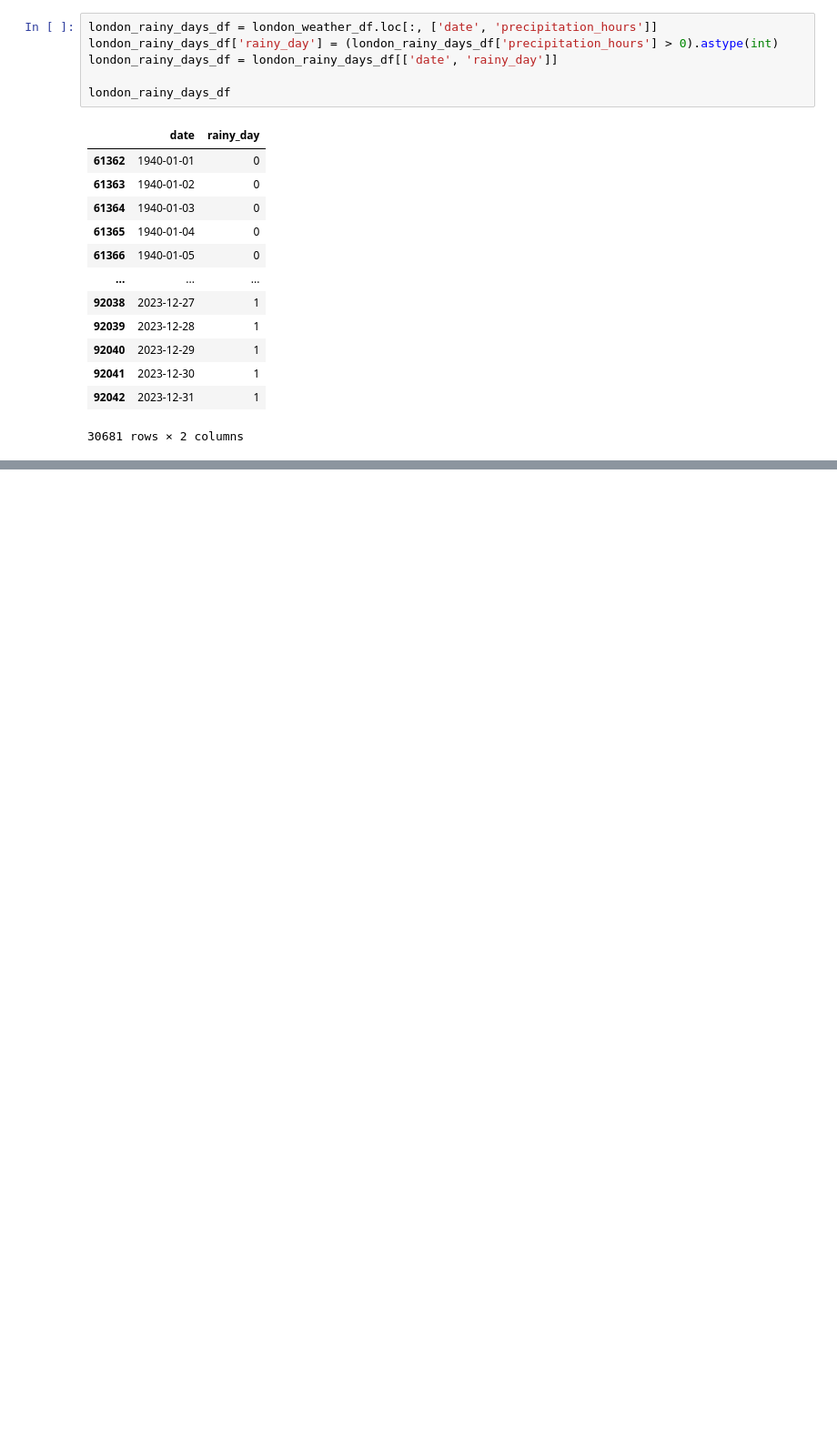
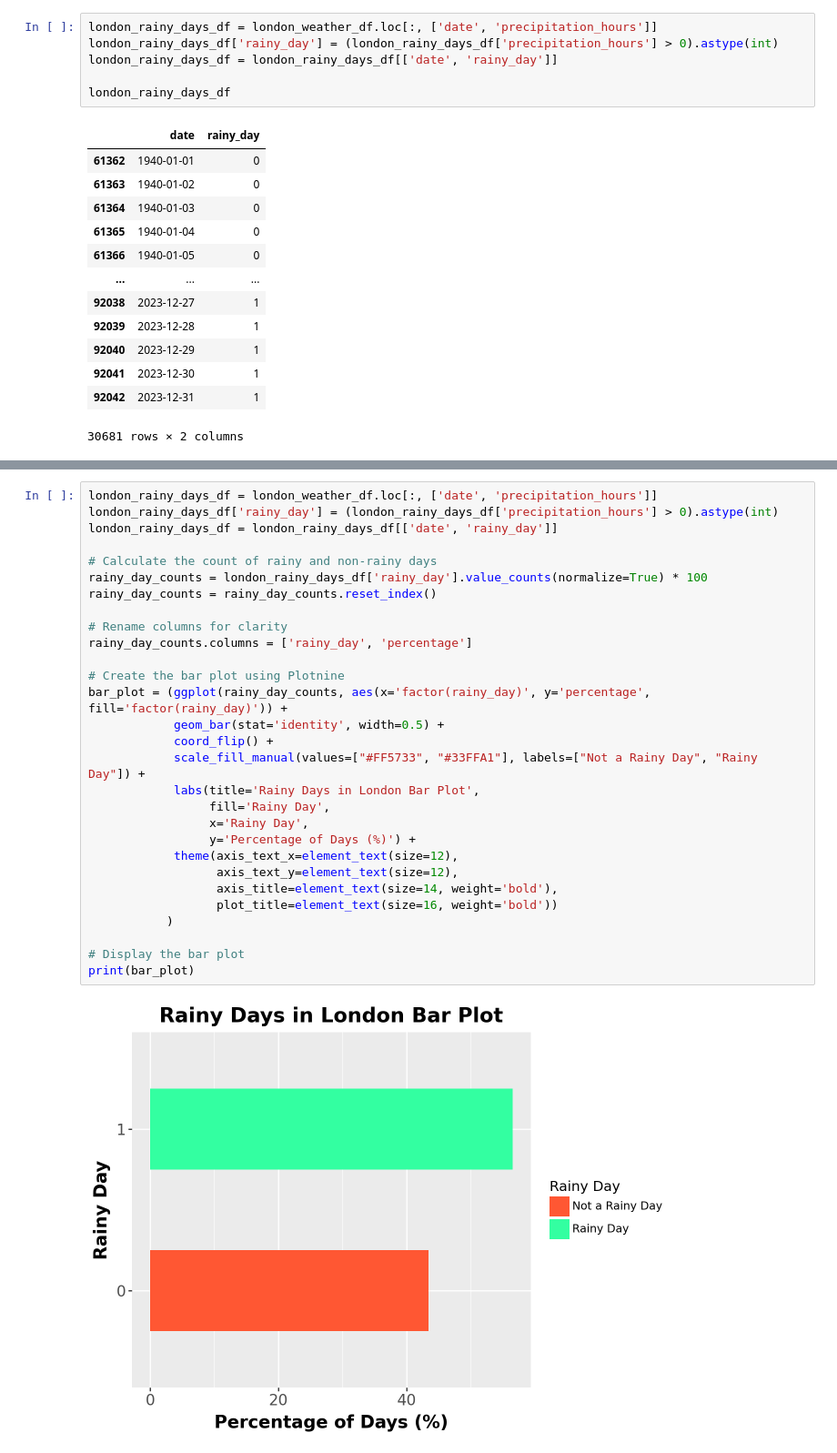
Before and after one commit to lse-ds105/ds105w-project-rubber-ducks, a Jupyter notebook: notebooks/NB02-Data_Analysis.ipynb, the cells around one changed output, grey strips where cells are left out. Shown at 91% size. Saved outputs shown, nothing was run; the diff lists cells and outputs as text; blank space fills up the shorter version.

```diff
--- a/notebooks/NB02-Data_Analysis.ipynb
+++ b/notebooks/NB02-Data_Analysis.ipynb
@@ -126,0 +165,31 @@ london_rainy_days_df
+# %%
+london_rainy_days_df = london_weather_df.loc[:, ['date', 'precipitation_hours']]
+london_rainy_days_df['rainy_day'] = (london_rainy_days_df['precipitation_hours'] > 0).astype(int)
+london_rainy_days_df = london_rainy_days_df[['date', 'rainy_day']]
+
+# Calculate the count of rainy and non-rainy days
+rainy_day_counts = london_rainy_days_df['rainy_day'].value_counts(normalize=True) * 100
+rainy_day_counts = rainy_day_counts.reset_index()
+
+# Rename columns for clarity
+rainy_day_counts.columns = ['rainy_day', 'percentage']
+
+# Create the bar plot using Plotnine
+bar_plot = (ggplot(rainy_day_counts, aes(x='factor(rainy_day)', y='percentage', fill='factor(rainy_day)')) +
+            geom_bar(stat='identity', width=0.5) +
+            coord_flip() +
+            scale_fill_manual(values=["#FF5733", "#33FFA1"], labels=["Not a Rainy Day", "Rainy Day"]) +
+            labs(title='Rainy Days in London Bar Plot',
+                 fill='Rainy Day',
+                 x='Rainy Day',
+                 y='Percentage of Days (%)') +
+            theme(axis_text_x=element_text(size=12),
+                  axis_text_y=element_text(size=12),
+                  axis_title=element_text(size=14, weight='bold'),
+                  plot_title=element_text(size=16, weight='bold'))
+           )
+
+# Display the bar plot
+print(bar_plot)
+# %% [output]
+[figure, added]
```
Also changed, not shown: parts of 13 cells of this notebook.
